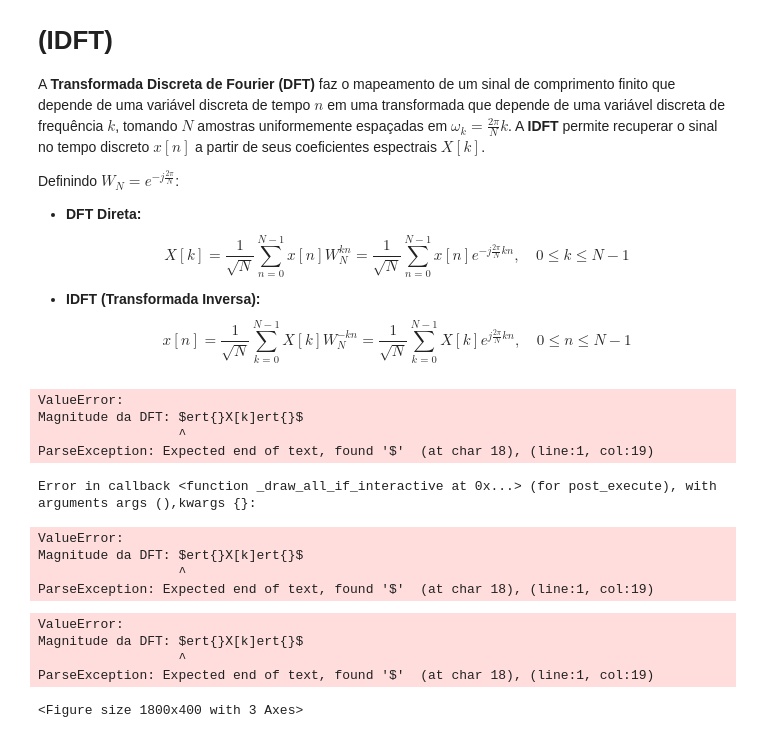
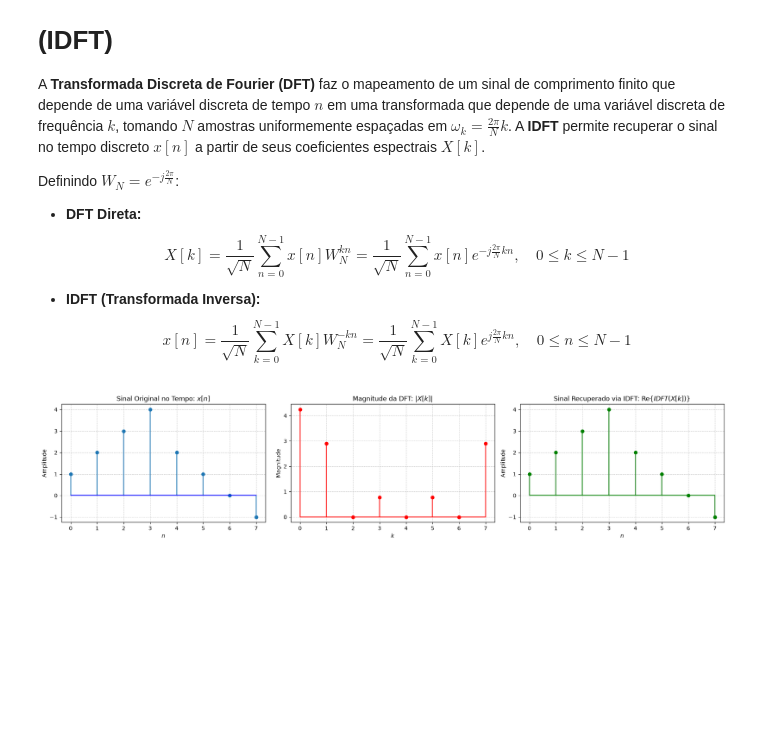
Before and after one commit to Salvinolucas/Capacitacao-em-Processamento-Digital-de-Sinais, a Jupyter notebook: ATV02.ipynb, the cells around one changed output. Drawn from its saved outputs; the diff is of its cells as text; code cells hidden in the pictures; blank space fills up the shorter version.

```diff
--- a/ATV02.ipynb
+++ b/ATV02.ipynb
@@ -31,67 +31,52 @@ import matplotlib.pyplot as plt
 import numpy as np
 
 def DFT(x):
-  """Calcula a DFT manualmente através de laços aninhados."""
-  N = len(x)
-  X = np.zeros(N, dtype=complex)
-  for k in range(N):
-    for n in range(N):
-      X[k] += x[n] * np.exp(-1j * (2 * np.pi / N) * k * n)
-  return X / np.sqrt(N)
-
+    """Calcula a DFT manualmente através de laços aninhados."""
+    N = len(x)
+    X = np.zeros(N, dtype=complex)
+    for k in range(N):
+        for n in range(N):
+            X[k] += x[n] * np.exp(-1j * (2 * np.pi / N) * k * n)
+    return X / np.sqrt(N)
 
 def IDFT(X):
-  """Calcula a IDFT manualmente através de laços aninhados."""
-  N = len(X)
-  x = np.zeros(N, dtype=complex)
-  for n in range(N):
-    for k in range(N):
-      x[n] += X[k] * np.exp(1j * (2 * np.pi / N) * k * n)
-  return x / np.sqrt(N)
-
+    """Calcula a IDFT manualmente através de laços aninhados."""
+    N = len(X)
+    x = np.zeros(N, dtype=complex)
+    for n in range(N):
+        for k in range(N):
+            x[n] += X[k] * np.exp(1j * (2 * np.pi / N) * k * n)
+    return x / np.sqrt(N)
 
 # Sinal de teste de comprimento N = 8
 x_orig = np.array([1.0, 2.0, 3.0, 4.0, 2.0, 1.0, 0.0, -1.0])
 n_idx = np.arange(len(x_orig))
 
 X_k = DFT(x_orig)
 x_rec = np.real(IDFT(X_k))
 
 # Visualização Gráfica: Sinal Original -> Espectro DFT -> Sinal Recuperado (IDFT)
 fig, axs = plt.subplots(1, 3, figsize=(18, 4))
 
 axs[0].stem(n_idx, x_orig, basefmt="b-")
-axs[0].set_title("Sinal Original no Tempo: $x[n]$")
-axs[0].set_xlabel("$n$")
+axs[0].set_title(r"Sinal Original no Tempo: $x[n]$")
+axs[0].set_xlabel(r"$n$")
 axs[0].set_ylabel("Amplitude")
 axs[0].grid(True, linestyle="--", alpha=0.6)
 
 axs[1].stem(n_idx, np.abs(X_k), linefmt="r-", markerfmt="ro", basefmt="r-")
-axs[1].set_title("Magnitude da DFT: $\vert{}X[k]\vert{}$")
-axs[1].set_xlabel("$k$")
+axs[1].set_title(r"Magnitude da DFT: $\vert{}X[k]\vert{}$")
+axs[1].set_xlabel(r"$k$")
 axs[1].set_ylabel("Magnitude")
 axs[1].grid(True, linestyle="--", alpha=0.6)
 
 axs[2].stem(n_idx, x_rec, linefmt="g-", markerfmt="go", basefmt="g-")
-axs[2].set_title("Sinal Recuperado via IDFT: $\\mathrm{Re}\\{IDFT(X[k])\\}$")
-axs[2].set_xlabel("$n$")
+axs[2].set_title(r"Sinal Recuperado via IDFT: $\mathrm{Re}\{IDFT(X[k])\}$")
+axs[2].set_xlabel(r"$n$")
 axs[2].set_ylabel("Amplitude")
 axs[2].grid(True, linestyle="--", alpha=0.6)
 
 plt.tight_layout()
 plt.show()
 # %% [output]
-ValueError:
-Magnitude da DFT: $ert{}X[k]ert{}$
-                  ^
-ParseException: Expected end of text, found '$'  (at char 18), (line:1, col:19)
-Error in callback <function _draw_all_if_interactive at 0x...> (for post_execute), with arguments args (),kwargs {}:
-ValueError:
-Magnitude da DFT: $ert{}X[k]ert{}$
-                  ^
-ParseException: Expected end of text, found '$'  (at char 18), (line:1, col:19)
-ValueError:
-Magnitude da DFT: $ert{}X[k]ert{}$
-                  ^
-ParseException: Expected end of text, found '$'  (at char 18), (line:1, col:19)
-<Figure size 1800x400 with 3 Axes>
+[figure, added]
```
Also changed, not shown: parts of 11 cells of this notebook.
